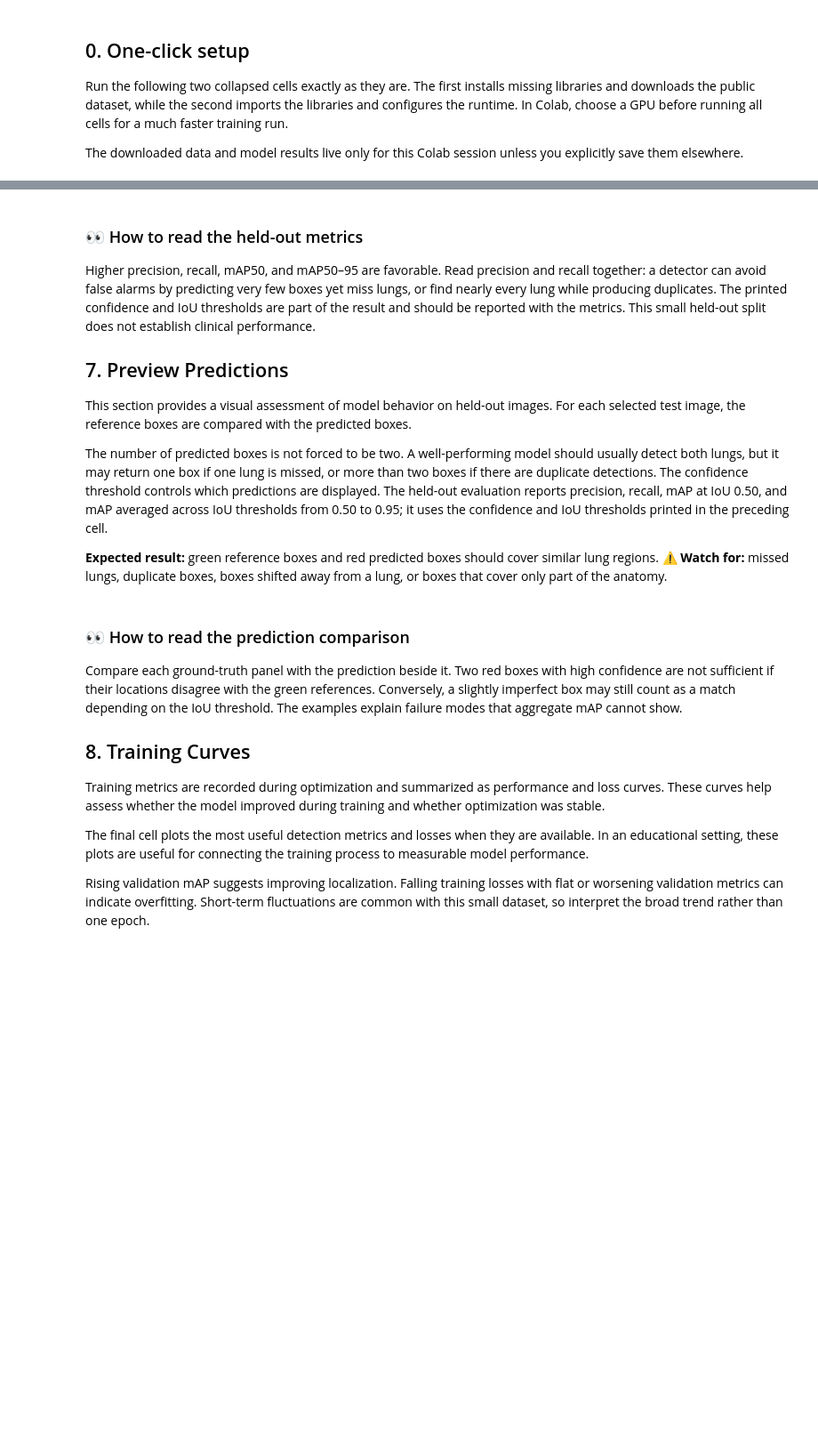
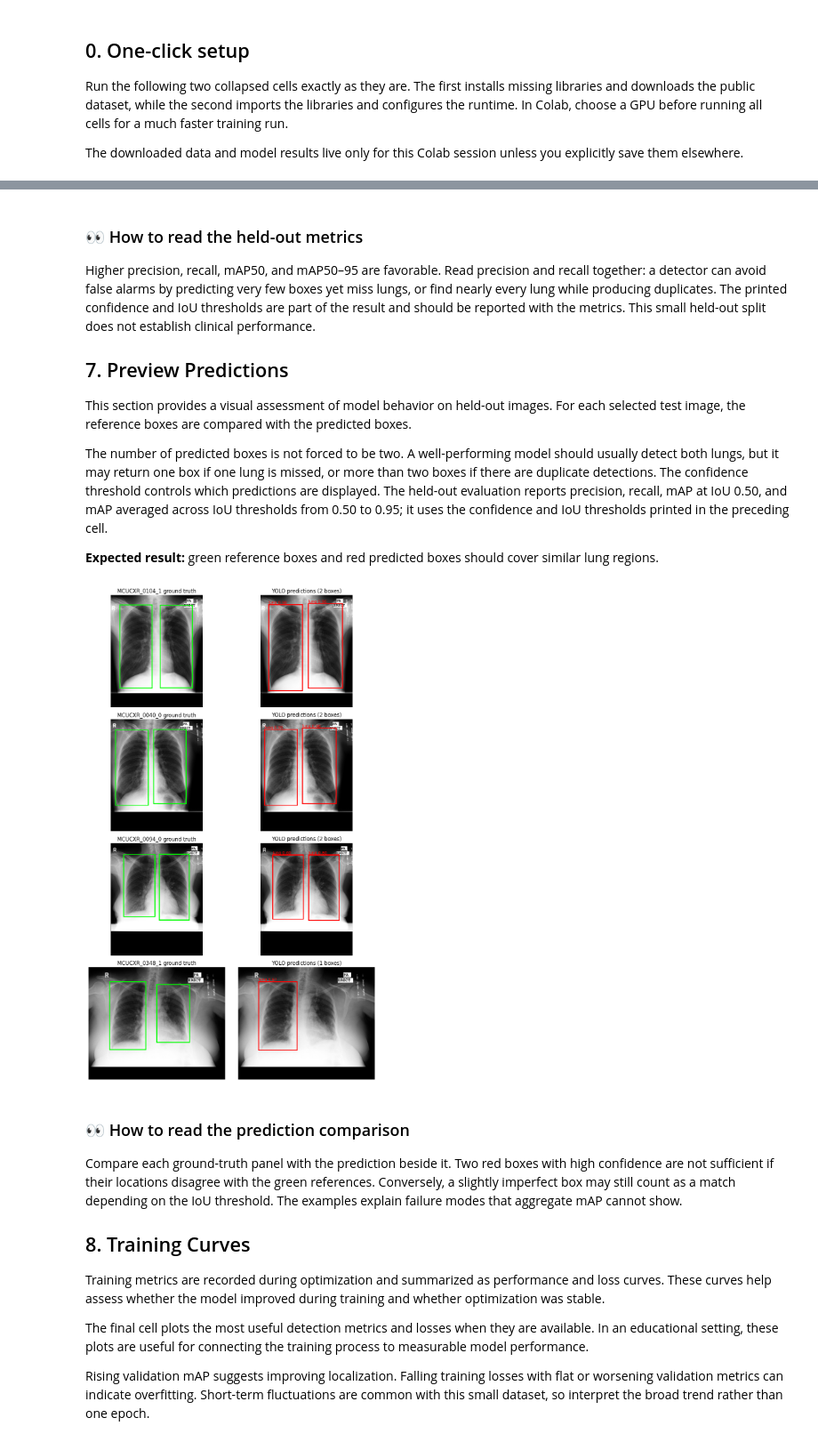
Before and after one commit to felipe-matsuoka123/AI-for-Radiologic-Image-Tasks-Classification-Detection-and-Segmentation, a Jupyter notebook: notebooks/detection_yolo.ipynb, the cells around one changed output, grey strips where cells are left out. Shown at 89% size. Saved outputs shown, nothing was run; the diff lists cells and outputs as text; code cells hidden in the pictures; blank space fills up the shorter version.

```diff
--- a/notebooks/detection_yolo.ipynb
+++ b/notebooks/detection_yolo.ipynb
@@ -582,9 +651,9 @@ This section provides a visual assessment of model behavior on held-out images.
 
 The number of predicted boxes is not forced to be two. A well-performing model should usually detect both lungs, but it may return one box if one lung is missed, or more than two boxes if there are duplicate detections. The confidence threshold controls which predictions are displayed. The held-out evaluation reports precision, recall, mAP at IoU 0.50, and mAP averaged across IoU thresholds from 0.50 to 0.95; it uses the confidence and IoU thresholds printed in the preceding cell.
 
-**Expected result:** green reference boxes and red predicted boxes should cover similar lung regions. **⚠️ Watch for:** missed lungs, duplicate boxes, boxes shifted away from a lung, or boxes that cover only part of the anatomy.
+**Expected result:** green reference boxes and red predicted boxes should cover similar lung regions.
 # %%
-#@title 🔒 Implementation — preview held-out predictions
+# Preview held-out predictions
 def result_boxes_xyxy(result) -> tuple[np.ndarray, np.ndarray]:
     if result.boxes is None or len(result.boxes) == 0:
         return np.empty((0, 4), dtype=np.float32), np.empty((0,), dtype=np.float32)
@@ -595,38 +664,40 @@ def result_boxes_xyxy(result) -> tuple[np.ndarray, np.ndarray]:
 
 preview_records = export_df.loc[export_df["split"] == "test"].head(4).reset_index(drop=True)
 preview_paths = preview_records["image_path"].tolist()
-results = trained_model.predict(
+results = model.predict(
     source=[str(path) for path in preview_paths],
     imgsz=IMAGE_SIZE,
     conf=CONFIDENCE_THRESHOLD,
     device=DEVICE_ARG,
     save=False,
     verbose=False,
 )
 
 n = len(results)
 fig, axes = plt.subplots(n, 2, figsize=(10, 4 * n))
 if n == 1:
     axes = axes[None, :]
 
 for i, result in enumerate(results):
     record = preview_records.iloc[i]
     image_path = Path(record.image_path)
     image = read_grayscale_png(image_path)
     true_boxes = yolo_label_file_to_xyxy(record.label_path, record.image_width, record.image_height)
     pred_boxes, pred_scores = result_boxes_xyxy(result)
 
     axes[i, 0].imshow(normalize_percentile(image), cmap="gray")
     draw_boxes(axes[i, 0], true_boxes, color="lime")
     axes[i, 0].set_title(f"{record.ImageId} ground truth")
 
     axes[i, 1].imshow(normalize_percentile(image), cmap="gray")
     draw_boxes(axes[i, 1], pred_boxes, color="red", labels=["lung"] * len(pred_boxes), scores=pred_scores)
     axes[i, 1].set_title(f"YOLO predictions ({len(pred_boxes)} boxes)")
 
     for ax in axes[i]:
         ax.axis("off")
 plt.tight_layout()
+# %% [output]
+[figure, added]
 # %% [markdown]
 ### 👀 How to read the prediction comparison
 
```
Also changed, not shown: parts of 22 cells of this notebook, 3 other files.
